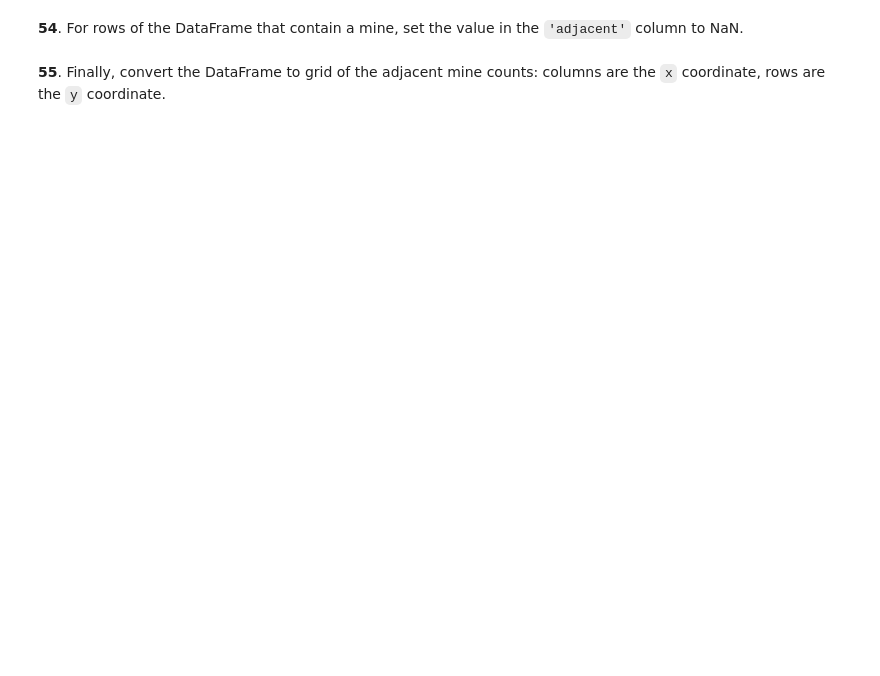
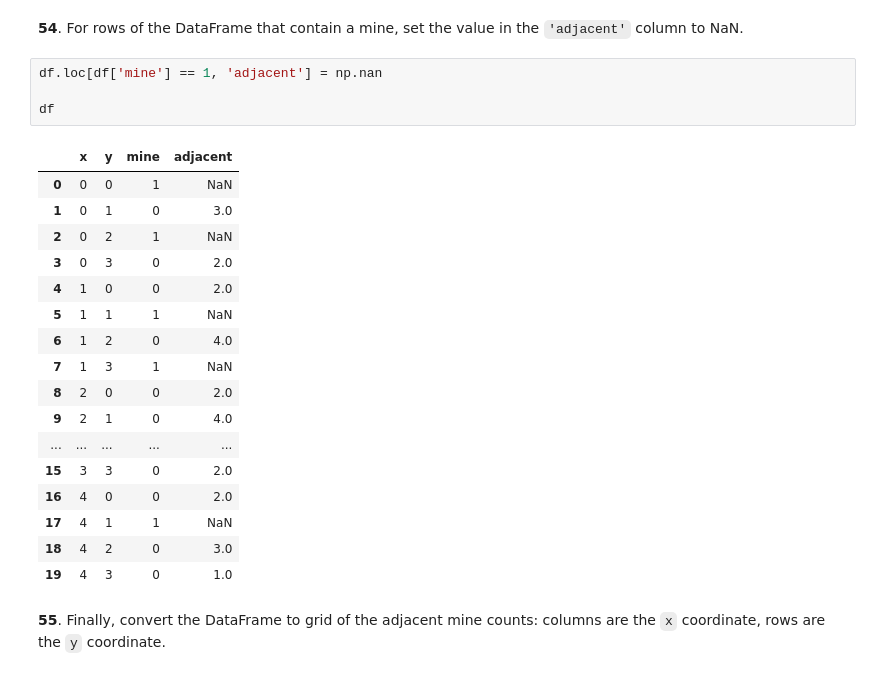
Before and after one commit to Jhonelkour/100-pandas-puzzles-, a Jupyter notebook: puzzles_solutions.ipynb, the cells around one changed output. Cells and saved outputs as stored; diff of their text form; blank space fills up the shorter version.

```diff
--- a/puzzles_solutions.ipynb
+++ b/puzzles_solutions.ipynb
@@ -1168,4 +1168,26 @@ df
 # %% [markdown]
 **54**. For rows of the DataFrame that contain a mine, set the value in the `'adjacent'` column to NaN.
+# %%
+df.loc[df['mine'] == 1, 'adjacent'] = np.nan
+
+df
+# %% [output]
+|  | x | y | mine | adjacent |
+| 0 | 0 | 0 | 1 | NaN |
+| 1 | 0 | 1 | 0 | 3.0 |
+| 2 | 0 | 2 | 1 | NaN |
+| 3 | 0 | 3 | 0 | 2.0 |
+| 4 | 1 | 0 | 0 | 2.0 |
+| 5 | 1 | 1 | 1 | NaN |
+| 6 | 1 | 2 | 0 | 4.0 |
+| 7 | 1 | 3 | 1 | NaN |
+| 8 | 2 | 0 | 0 | 2.0 |
+| 9 | 2 | 1 | 0 | 4.0 |
+| ... | ... | ... | ... | ... |
+| 15 | 3 | 3 | 0 | 2.0 |
+| 16 | 4 | 0 | 0 | 2.0 |
+| 17 | 4 | 1 | 1 | NaN |
+| 18 | 4 | 2 | 0 | 3.0 |
+| 19 | 4 | 3 | 0 | 1.0 |
 # %% [markdown]
 **55**. Finally, convert the DataFrame to grid of the adjacent mine counts: columns are the `x` coordinate, rows are the `y` coordinate.
```
Also changed, not shown: parts of 3 cells of this notebook.
